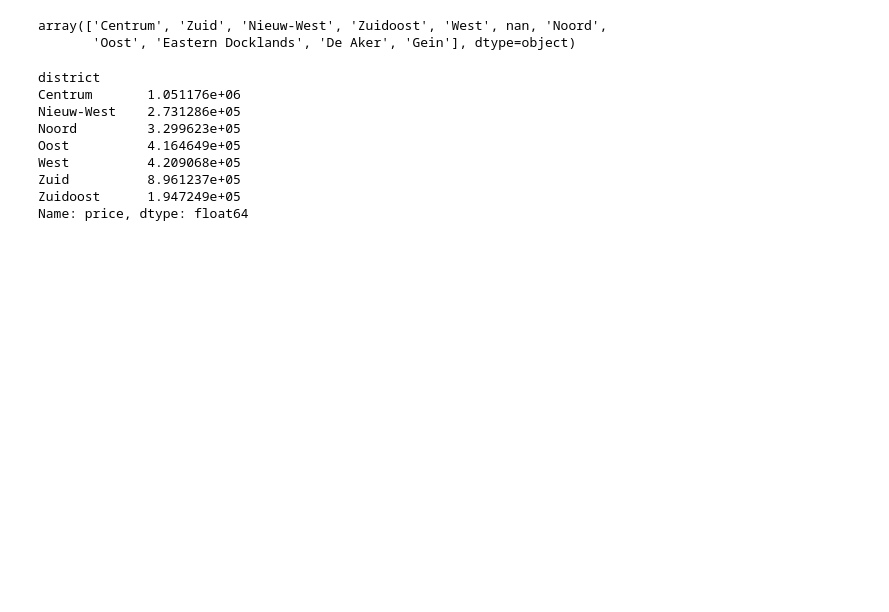
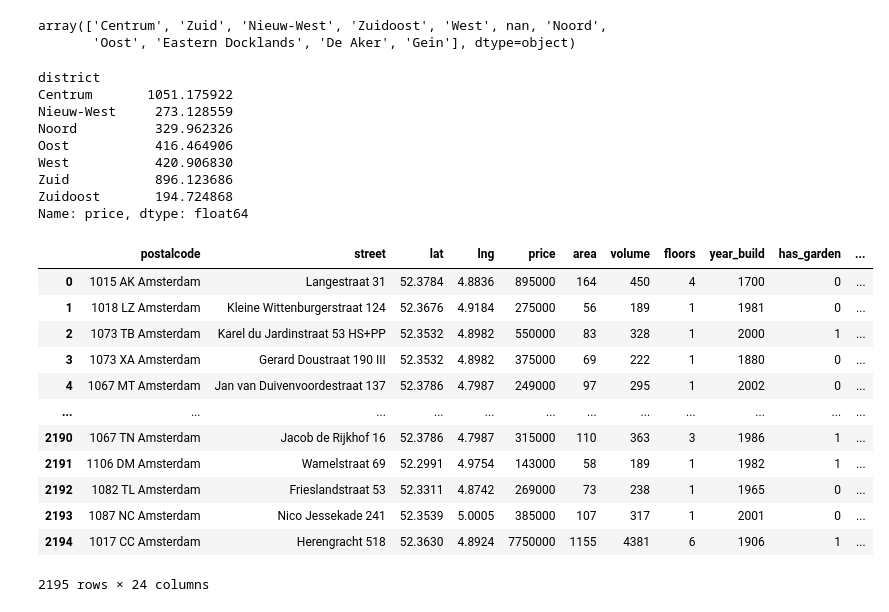
Before and after one commit to asianjack19/Data-Analysis-Course, a Jupyter notebook: Final Assignment/python script/script2.ipynb, the cells around one changed output. Saved outputs shown, nothing was run; the diff lists cells and outputs as text; code cells hidden in the pictures; blank space fills up the shorter version.

```diff
--- a/Final Assignment/python script/script2.ipynb
+++ b/Final Assignment/python script/script2.ipynb
@@ -30,15 +88,33 @@ data["district"].unique()
 array(['Centrum', 'Zuid', 'Nieuw-West', 'Zuidoost', 'West', nan, 'Noord',
        'Oost', 'Eastern Docklands', 'De Aker', 'Gein'], dtype=object)
 # %%
-# get average price per district
-data.groupby('district')['price'].mean()
+# get average price per district divided by 1000
+data.groupby('district')['price'].mean()/1000
 # %% [output]
 district
-Centrum       1.051176e+06
-Nieuw-West    2.731286e+05
-Noord         3.299623e+05
-Oost          4.164649e+05
-West          4.209068e+05
-Zuid          8.961237e+05
-Zuidoost      1.947249e+05
+Centrum       1051.175922
+Nieuw-West     273.128559
+Noord          329.962326
+Oost           416.464906
+West           420.906830
+Zuid           896.123686
+Zuidoost       194.724868
 Name: price, dtype: float64
+# %%
+data = pd.read_excel("../Dataset/amsterdamNew.xlsx")
+# %%
+data
+# %% [output]
+|  | postalcode | street | lat | lng | price | area | volume | floors | year_build | has_garden | ... |
+| 0 | 1015 AK Amsterdam | Langestraat 31 | 52.3784 | 4.8836 | 895000 | 164 | 450 | 4 | 1700 | 0 | ... |
+| 1 | 1018 LZ Amsterdam | Kleine Wittenburgerstraat 124 | 52.3676 | 4.9184 | 275000 | 56 | 189 | 1 | 1981 | 0 | ... |
+| 2 | 1073 TB Amsterdam | Karel du Jardinstraat 53 HS+PP | 52.3532 | 4.8982 | 550000 | 83 | 328 | 1 | 2000 | 1 | ... |
+| 3 | 1073 XA Amsterdam | Gerard Doustraat 190 III | 52.3532 | 4.8982 | 375000 | 69 | 222 | 1 | 1880 | 0 | ... |
+| 4 | 1067 MT Amsterdam | Jan van Duivenvoordestraat 137 | 52.3786 | 4.7987 | 249000 | 97 | 295 | 1 | 2002 | 0 | ... |
+| ... | ... | ... | ... | ... | ... | ... | ... | ... | ... | ... | ... |
+| 2190 | 1067 TN Amsterdam | Jacob de Rijkhof 16 | 52.3786 | 4.7987 | 315000 | 110 | 363 | 3 | 1986 | 1 | ... |
+| 2191 | 1106 DM Amsterdam | Wamelstraat 69 | 52.2991 | 4.9754 | 143000 | 58 | 189 | 1 | 1982 | 1 | ... |
+| 2192 | 1082 TL Amsterdam | Frieslandstraat 53 | 52.3311 | 4.8742 | 269000 | 73 | 238 | 1 | 1965 | 0 | ... |
+| 2193 | 1087 NC Amsterdam | Nico Jessekade 241 | 52.3539 | 5.0005 | 385000 | 107 | 317 | 1 | 2001 | 0 | ... |
+| 2194 | 1017 CC Amsterdam | Herengracht 518 | 52.3630 | 4.8924 | 7750000 | 1155 | 4381 | 6 | 1906 | 1 | ... |
+2195 rows × 24 columns
```
Also changed, not shown: parts of 8 cells of this notebook, 25 other files.
